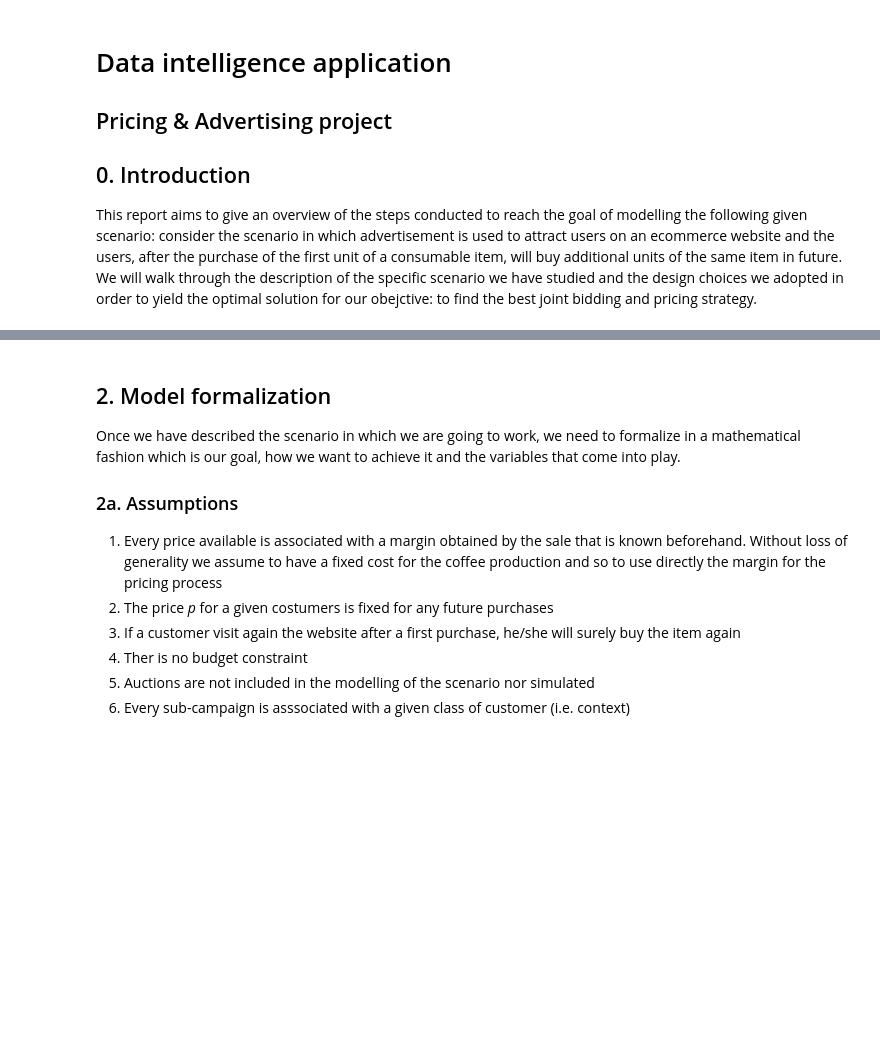
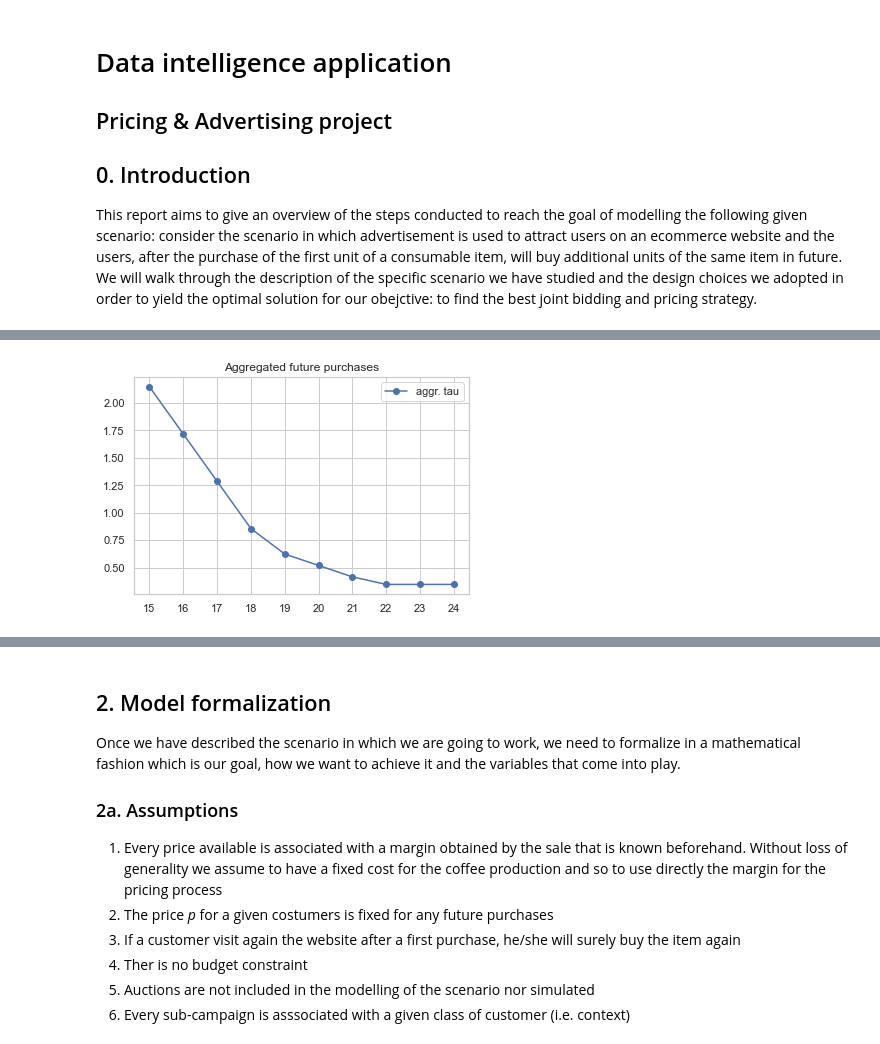
Before and after one commit to fcolombo7/DataIntelligenceApplications, a Jupyter notebook: Report intro.ipynb, the cells around one changed output, grey strips where cells are left out. Cells and saved outputs as stored; diff of their text form; code cells hidden in the pictures; blank space fills up the shorter version.

```diff
--- a/Report intro.ipynb
+++ b/Report intro.ipynb
@@ -43,0 +48,4 @@ In particular the number of daily clicks, the cost per click and the future purc
+# %%
+plotter.plot_next_purchases(aggregate=True)
+# %% [output]
+[figure, added]
```
Also changed, not shown: parts of 11 cells of this notebook.
